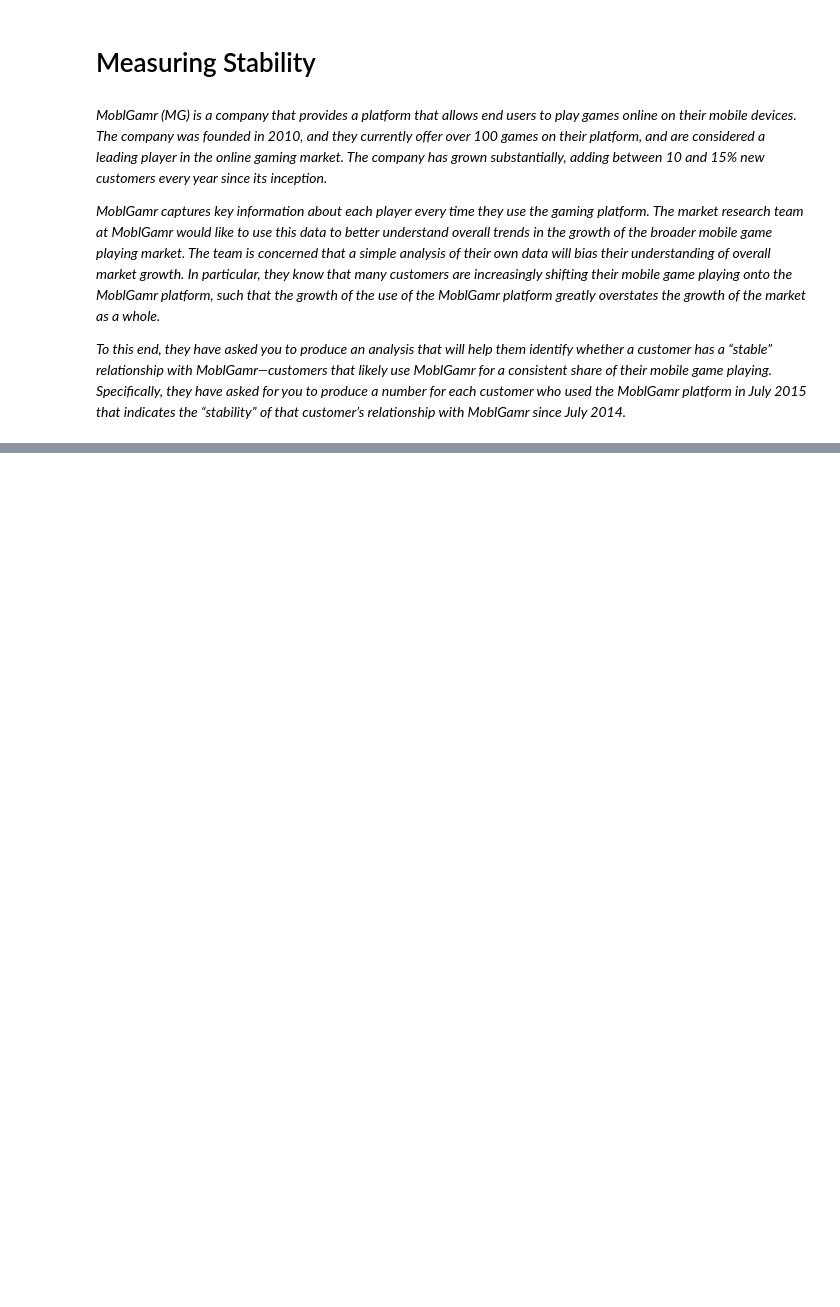
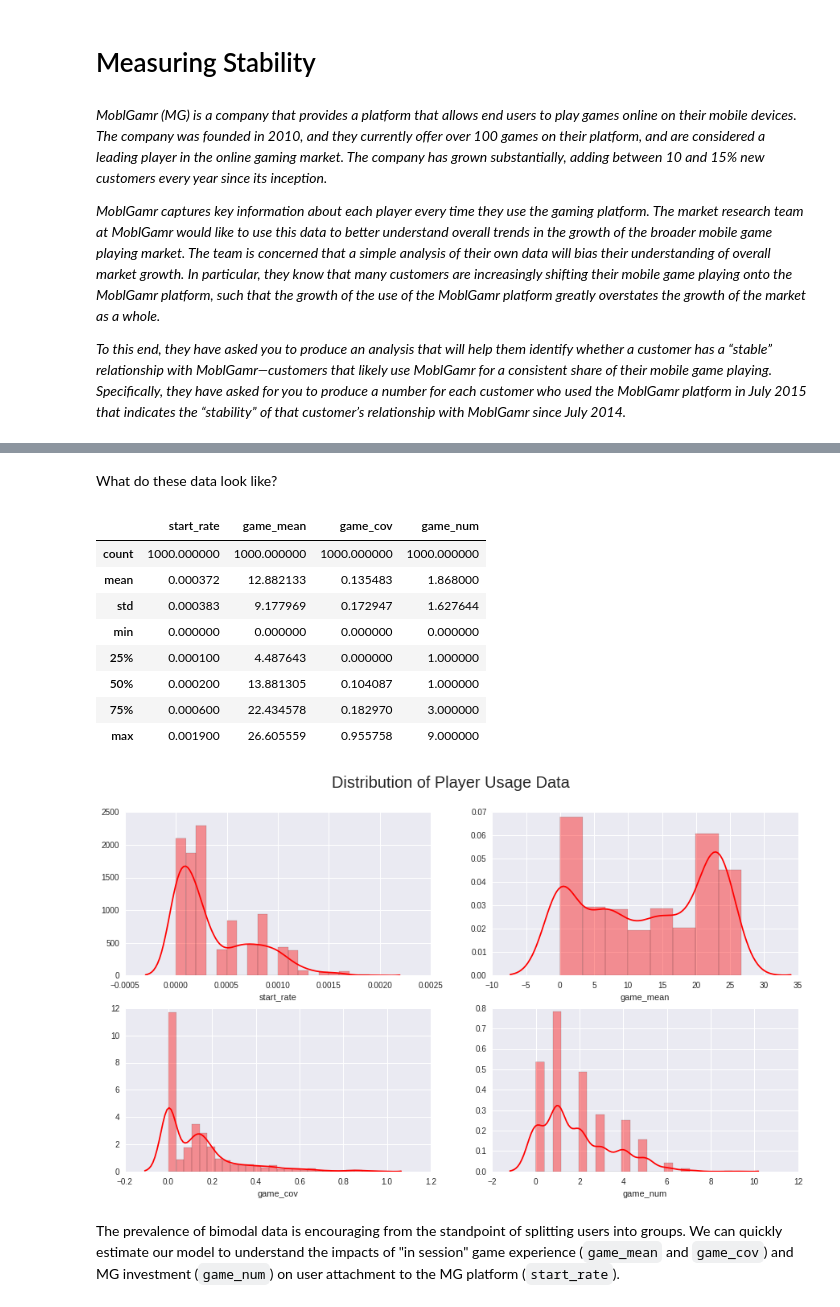
Before and after one commit to choct155/work_scratch, a Jupyter notebook: MoblGamr.ipynb, the cells around one changed output, grey strips where cells are left out. Cells and saved outputs as stored; diff of their text form; code cells hidden in the pictures; blank space fills up the shorter version.

```diff
--- a/MoblGamr.ipynb
+++ b/MoblGamr.ipynb
@@ -32,0 +132,4 @@ A good stability measure should facilitate this classification problem by captur
+# %%
+data=pd.read_csv("/home/choct155/projects/moblgamr_data.csv",index_col=['id','time'])
+
+data.info()
@@ -32,0 +217,4 @@ A good stability measure should facilitate this classification problem by captur
+# %%
+data_summ=data.groupby(['id']).first()[['start_rate','game_mean','game_cov','game_num']].fillna(0)
+
+data_summ
@@ -32,0 +241,28 @@ A good stability measure should facilitate this classification problem by captur
+# %% [markdown]
+What do these data look like?
+# %%
+#Generate plot object
+fig,ax=plt.subplots(2,2,figsize=(15,8))
+
+#For each variable...
+for i,var in enumerate(data_summ.columns):
+    #...plot the distribution
+    sb.distplot(data_summ[var],ax=ax[i//2,i%2],color='r')
+
+#Add super title
+plt.suptitle('Distribution of Player Usage Data',fontsize=20)
+
+data_summ.describe()
+# %% [output]
+|  | start_rate | game_mean | game_cov | game_num |
+| count | 1000.000000 | 1000.000000 | 1000.000000 | 1000.000000 |
+| mean | 0.000372 | 12.882133 | 0.135483 | 1.868000 |
+| std | 0.000383 | 9.177969 | 0.172947 | 1.627644 |
+| min | 0.000000 | 0.000000 | 0.000000 | 0.000000 |
+| 25% | 0.000100 | 4.487643 | 0.000000 | 1.000000 |
+| 50% | 0.000200 | 13.881305 | 0.104087 | 1.000000 |
+| 75% | 0.000600 | 22.434578 | 0.182970 | 3.000000 |
+| max | 0.001900 | 26.605559 | 0.955758 | 9.000000 |
+[figure, added]
+# %% [markdown]
+The prevalence of bimodal data is encouraging from the standpoint of splitting users into groups.  We can quickly estimate our model to understand the impacts of "in session" game experience (`game_mean` and `game_cov`) and MG investment (`game_num`) on user attachment to the MG platform (`start_rate`).
```
Also changed, not shown: parts of 35 cells of this notebook, 3 other files.
